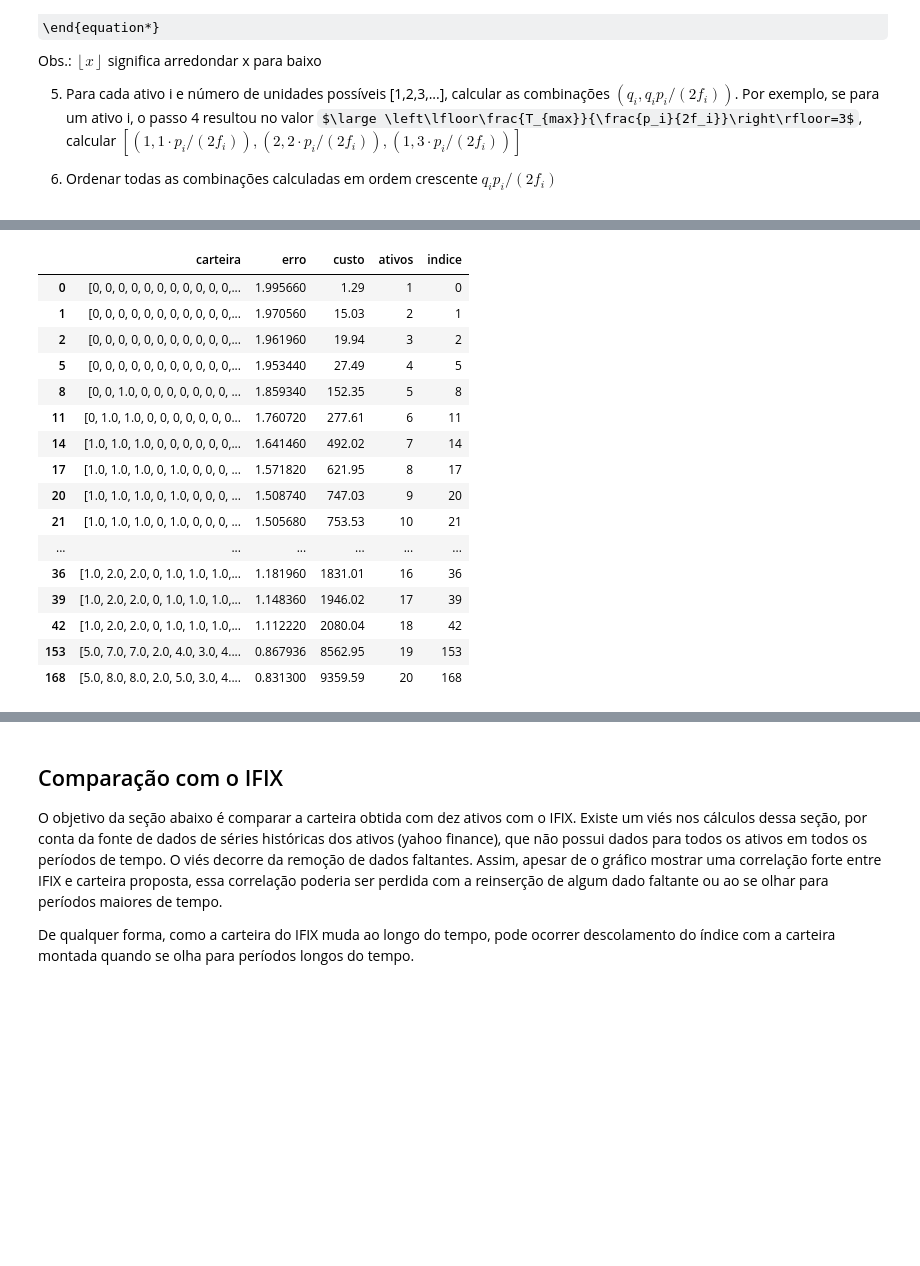
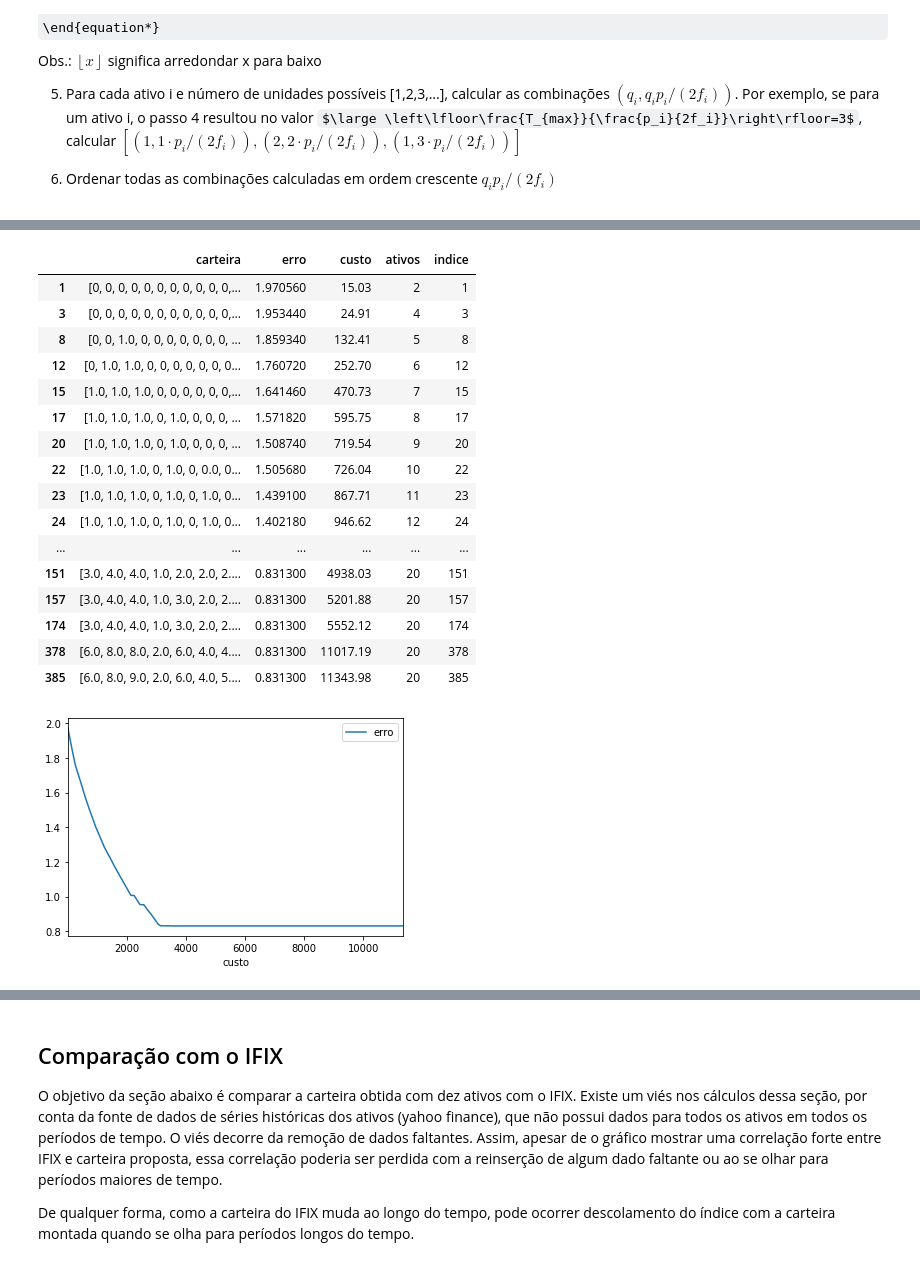
Before and after one commit to augustomaeda/IFIX, a Jupyter notebook: sol_analitica_final.ipynb, the cells around one changed output, grey strips where cells are left out. Cells and saved outputs as stored; diff of their text form; code cells hidden in the pictures; some formulas as TeX source; blank space fills up the shorter version.

```diff
--- a/sol_analitica_final.ipynb
+++ b/sol_analitica_final.ipynb
@@ -194,54 +194,54 @@ for i in range(1,len(qnt_max)):
 tab_multiplos=tab_multiplos.sort_values('Cart Minima mult')
 # %%
 maximo_ativos=20
-
-limite_orcamentario=10000
 
 carteiras_calculadas=[]
 
 for i in range(1000):
     T=tab_multiplos['Cart Minima mult'].iloc[i]
     selecao=tab_multiplos[tab_multiplos['Cart Minima mult']<=T].sort_values('Part. (%)',ascending=False)
     selecao=selecao[selecao.groupby(['Ativo'], sort=False)['Quantidade'].transform(max)==selecao['Quantidade']]
     carteira=[0]*linhas
     limite_atual=T
     j=0
     ativos=0
     while (j<len(selecao))&(ativos<maximo_ativos):
         if (limite_atual/selecao['Preço Atual'].iloc[j])>=1:
             qnt=min(np.floor(limite_atual/selecao['Preço Atual'].iloc[j]),
-                                                           np.floor(T/selecao['Cart Minima'].iloc[j]))
+                                                           np.round(selecao['Part. (%)'].iloc[j]*T/selecao['Preço Atual'].iloc[j]))
             limite_atual=limite_atual-qnt*selecao['Preço Atual'].iloc[j]
             carteira[selecao['Ativo'].iloc[j]]=qnt
             ativos=n_ativos(carteira)
 
         j=j+1
 
     carteiras_calculadas.append({'carteira':carteira,'erro':calcula_ajuste(carteira),'custo':calcula_soma(carteira),'ativos':n_ativos(carteira)})
 
 carteiras_calculadas=pd.DataFrame(carteiras_calculadas)
 carteiras_calculadas['indice']=carteiras_calculadas.index.values
-carteiras_calculadas=carteiras_calculadas[carteiras_calculadas['custo']<limite_orcamentario]
-carteiras_calculadas=carteiras_calculadas[carteiras_calculadas.groupby(['ativos'], sort=False)['erro'].transform(min)==carteiras_calculadas['erro']]
-carteiras_calculadas=carteiras_calculadas[carteiras_calculadas.groupby(['ativos'], sort=False)['indice'].transform(min)==carteiras_calculadas['indice']]
+carteiras_calculadas=carteiras_calculadas.dropna()
+carteiras_calculadas=carteiras_calculadas[carteiras_calculadas.groupby(['custo'], sort=False)['indice'].transform(min)==carteiras_calculadas['indice']]
+carteiras_calculadas=carteiras_calculadas[carteiras_calculadas.groupby(['erro'], sort=False)['custo'].transform(min)==carteiras_calculadas['custo']]
+carteiras_calculadas[['custo', 'erro']].plot(x='custo',y='erro')
 carteiras_calculadas
 # %% [output]
 |  | carteira | erro | custo | ativos | indice |
-| 0 | [0, 0, 0, 0, 0, 0, 0, 0, 0, 0, 0,... | 1.995660 | 1.29 | 1 | 0 |
 | 1 | [0, 0, 0, 0, 0, 0, 0, 0, 0, 0, 0,... | 1.970560 | 15.03 | 2 | 1 |
-| 2 | [0, 0, 0, 0, 0, 0, 0, 0, 0, 0, 0,... | 1.961960 | 19.94 | 3 | 2 |
-| 5 | [0, 0, 0, 0, 0, 0, 0, 0, 0, 0, 0,... | 1.953440 | 27.49 | 4 | 5 |
-| 8 | [0, 0, 1.0, 0, 0, 0, 0, 0, 0, 0, ... | 1.859340 | 152.35 | 5 | 8 |
-| 11 | [0, 1.0, 1.0, 0, 0, 0, 0, 0, 0, 0... | 1.760720 | 277.61 | 6 | 11 |
-| 14 | [1.0, 1.0, 1.0, 0, 0, 0, 0, 0, 0,... | 1.641460 | 492.02 | 7 | 14 |
-| 17 | [1.0, 1.0, 1.0, 0, 1.0, 0, 0, 0, ... | 1.571820 | 621.95 | 8 | 17 |
-| 20 | [1.0, 1.0, 1.0, 0, 1.0, 0, 0, 0, ... | 1.508740 | 747.03 | 9 | 20 |
-| 21 | [1.0, 1.0, 1.0, 0, 1.0, 0, 0, 0, ... | 1.505680 | 753.53 | 10 | 21 |
+| 3 | [0, 0, 0, 0, 0, 0, 0, 0, 0, 0, 0,... | 1.953440 | 24.91 | 4 | 3 |
+| 8 | [0, 0, 1.0, 0, 0, 0, 0, 0, 0, 0, ... | 1.859340 | 132.41 | 5 | 8 |
+| 12 | [0, 1.0, 1.0, 0, 0, 0, 0, 0, 0, 0... | 1.760720 | 252.70 | 6 | 12 |
+| 15 | [1.0, 1.0, 1.0, 0, 0, 0, 0, 0, 0,... | 1.641460 | 470.73 | 7 | 15 |
+| 17 | [1.0, 1.0, 1.0, 0, 1.0, 0, 0, 0, ... | 1.571820 | 595.75 | 8 | 17 |
+| 20 | [1.0, 1.0, 1.0, 0, 1.0, 0, 0, 0, ... | 1.508740 | 719.54 | 9 | 20 |
+| 22 | [1.0, 1.0, 1.0, 0, 1.0, 0, 0.0, 0... | 1.505680 | 726.04 | 10 | 22 |
+| 23 | [1.0, 1.0, 1.0, 0, 1.0, 0, 1.0, 0... | 1.439100 | 867.71 | 11 | 23 |
+| 24 | [1.0, 1.0, 1.0, 0, 1.0, 0, 1.0, 0... | 1.402180 | 946.62 | 12 | 24 |
 | ... | ... | ... | ... | ... | ... |
-| 36 | [1.0, 2.0, 2.0, 0, 1.0, 1.0, 1.0,... | 1.181960 | 1831.01 | 16 | 36 |
-| 39 | [1.0, 2.0, 2.0, 0, 1.0, 1.0, 1.0,... | 1.148360 | 1946.02 | 17 | 39 |
-| 42 | [1.0, 2.0, 2.0, 0, 1.0, 1.0, 1.0,... | 1.112220 | 2080.04 | 18 | 42 |
-| 153 | [5.0, 7.0, 7.0, 2.0, 4.0, 3.0, 4.... | 0.867936 | 8562.95 | 19 | 153 |
-| 168 | [5.0, 8.0, 8.0, 2.0, 5.0, 3.0, 4.... | 0.831300 | 9359.59 | 20 | 168 |
+| 151 | [3.0, 4.0, 4.0, 1.0, 2.0, 2.0, 2.... | 0.831300 | 4938.03 | 20 | 151 |
+| 157 | [3.0, 4.0, 4.0, 1.0, 3.0, 2.0, 2.... | 0.831300 | 5201.88 | 20 | 157 |
+| 174 | [3.0, 4.0, 4.0, 1.0, 3.0, 2.0, 2.... | 0.831300 | 5552.12 | 20 | 174 |
+| 378 | [6.0, 8.0, 8.0, 2.0, 6.0, 4.0, 4.... | 0.831300 | 11017.19 | 20 | 378 |
+| 385 | [6.0, 8.0, 9.0, 2.0, 6.0, 4.0, 5.... | 0.831300 | 11343.98 | 20 | 385 |
+[figure, added]
 # %%
 maximo_ativos=10
```
Also changed, not shown: parts of 5 cells of this notebook.
